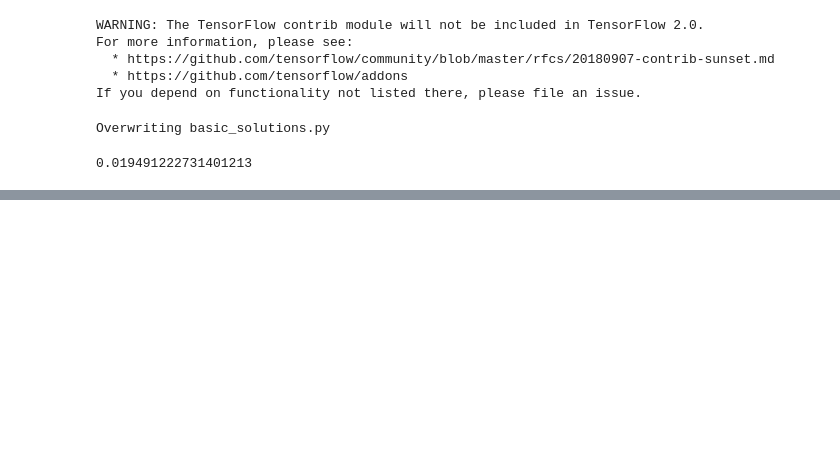
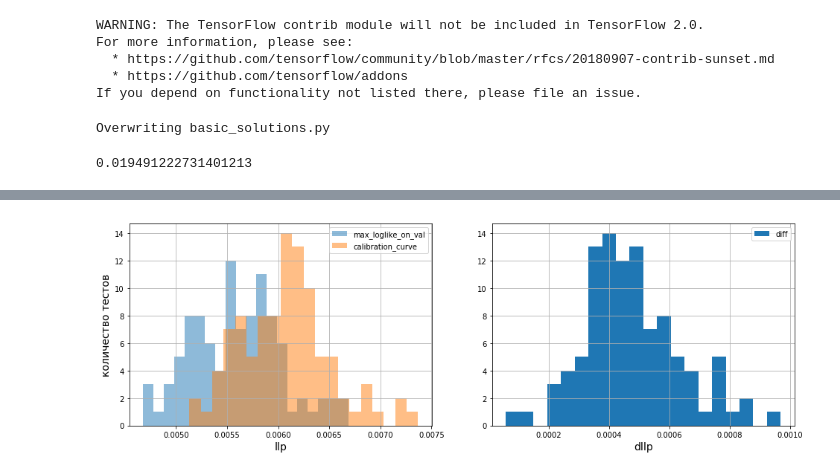
Before and after one commit to AndreyPopovkin/bachelor, a Jupyter notebook: methods_and_compare_generation.ipynb, the cells around one changed output, grey strips where cells are left out. Drawn from its saved outputs; the diff is of its cells as text; code cells hidden in the pictures; blank space fills up the shorter version.

```diff
--- a/methods_and_compare_generation.ipynb
+++ b/methods_and_compare_generation.ipynb
@@ -190,0 +285,18 @@ evaluate_compare([
+# %%
+ers = np.array(ers)
+plt.figure(figsize=(16, 5))
+plt.subplot(1, 2, 1)
+plt.hist(ers[:,0], alpha=0.5, label='max_loglike_on_val', bins=20)
+plt.hist(ers[:,1], alpha=0.5, label='calibration_curve', bins=20)
+plt.ylabel('количество тестов', fontsize=14)
+plt.xlabel("llp", fontsize=14)
+plt.legend()
+plt.grid()
+plt.subplot(1, 2, 2)
+plt.hist(ers[:,1] - ers[:,0], label='diff', bins=20)
+plt.xlabel("dllp", fontsize=14)
+plt.legend()
+plt.grid()
+plt.show()
+# %% [output]
+[figure, added]
```
Also changed, not shown: parts of 9 cells of this notebook, 3 other files.
